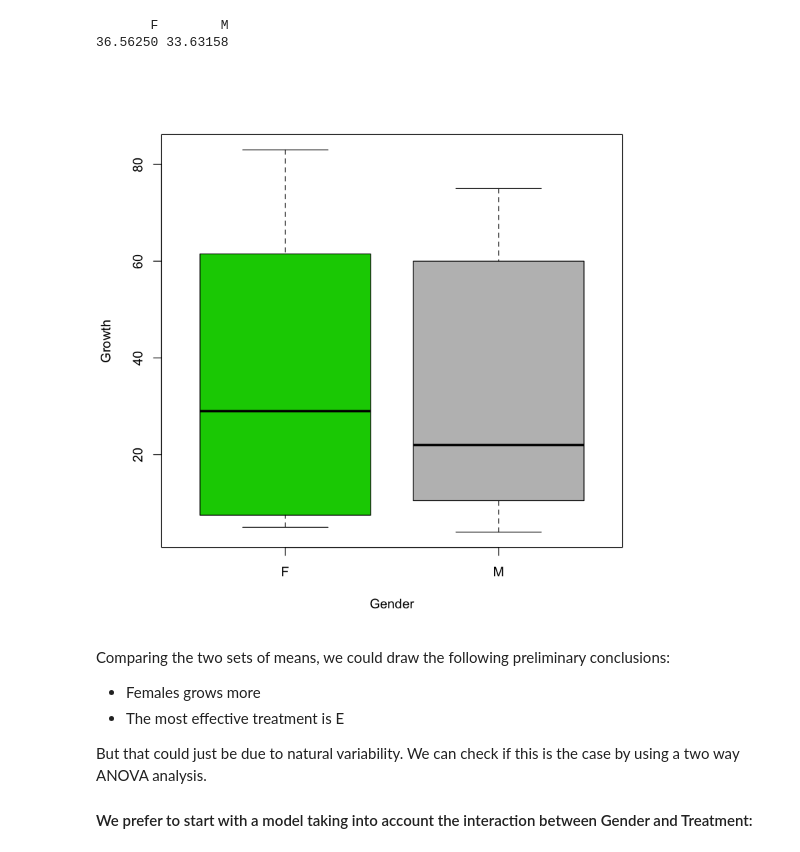
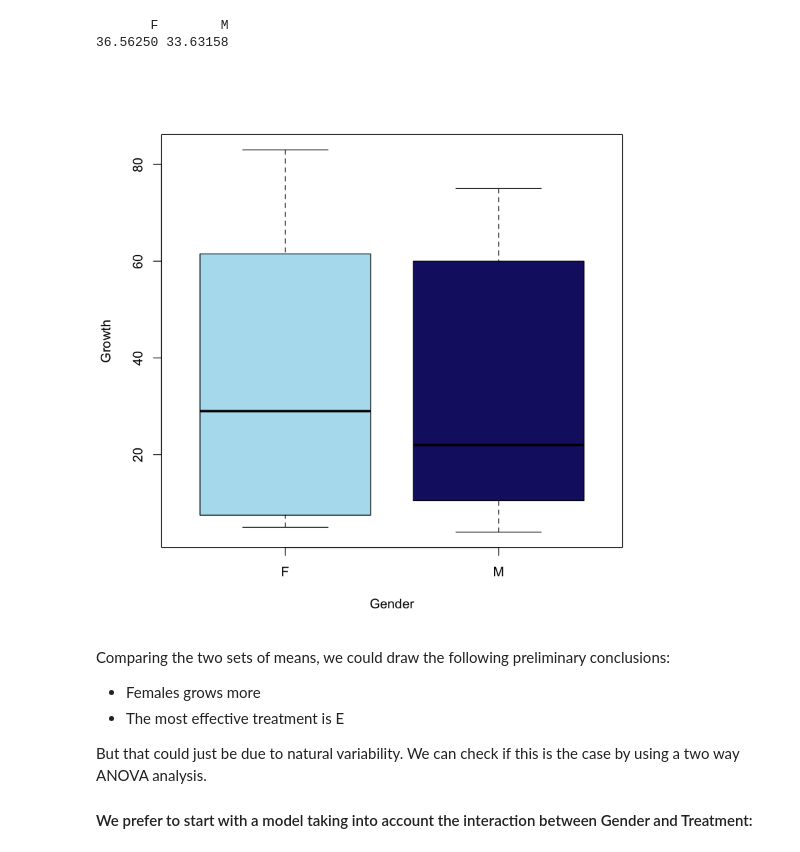
Before and after one commit to trallard/BAD_days, a Jupyter notebook: Day2/BAD_DAY2/AoV_R_Notebook.ipynb, the cells around one changed output. Cells and saved outputs as stored; diff of their text form; code cells hidden in the pictures.

Commit message:
Final changes to notebooks
- Ensured consistency among plots
- HTML for the main headings
- consisntency among sections
- fixed typos

```diff
--- a/Day2/BAD_DAY2/AoV_R_Notebook.ipynb
+++ b/Day2/BAD_DAY2/AoV_R_Notebook.ipynb
@@ -154,9 +154,10 @@ tapply(Growth, Gender, mean)
        F        M
 36.56250 33.63158
 # %%
-boxplot(Growth ~ Gender, col = Growth, xlab = 'Gender', ylab = 'Growth')
+boxplot(Growth ~ Gender, col = c('lightblue2', 'midnightblue'), xlab = 'Gender',
+        ylab = 'Growth')
 # %% [output]
-[figure, old version]
+[figure, new version]
 # %% [markdown]
 Comparing the two sets of means, we could draw the following preliminary conclusions:
 * Females grows more
```
Also changed, not shown: parts of 15 cells of this notebook, 7 other files.
